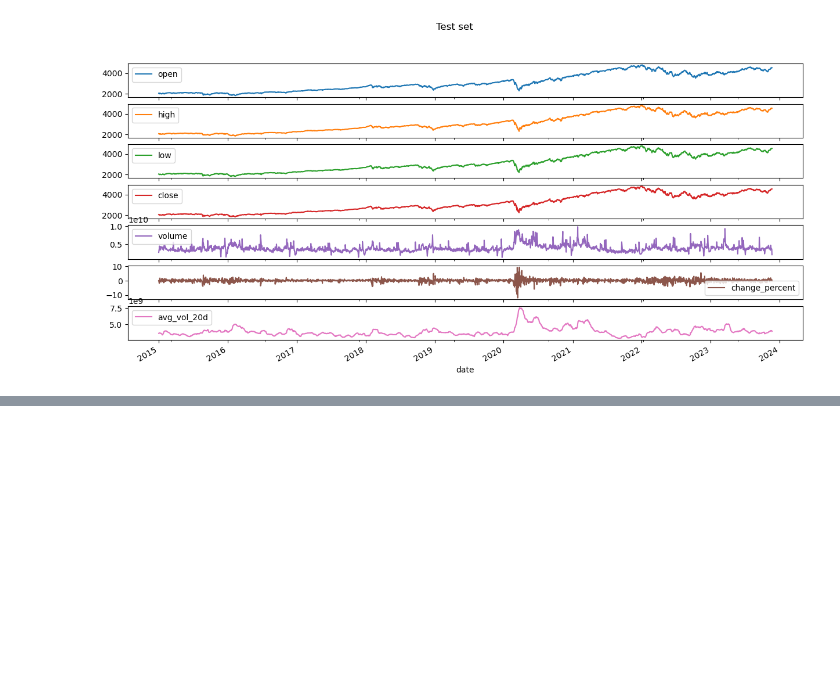
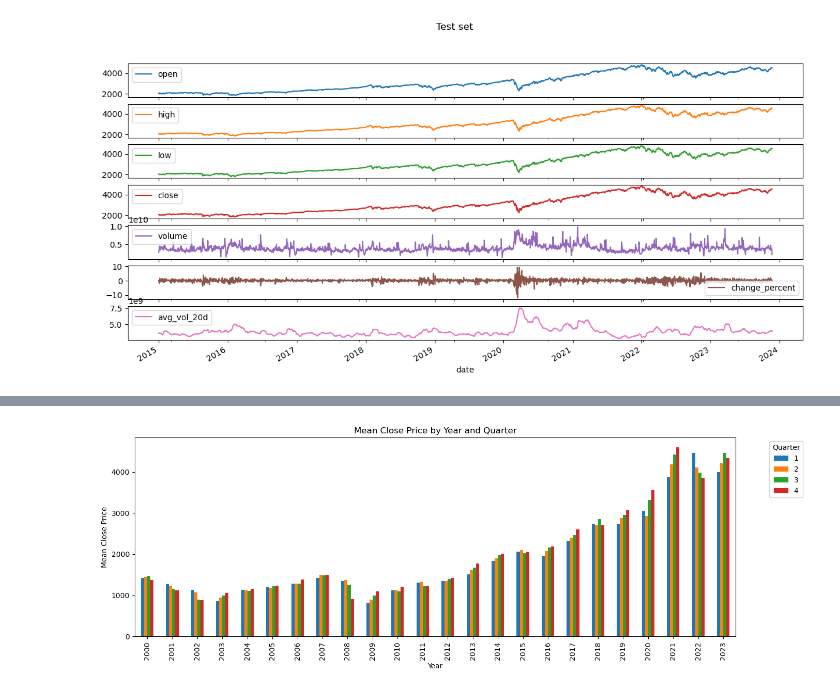
Before and after one commit to karla-mond/stockPred-Mex, a Jupyter notebook: tsf_xgboost.ipynb, the cells around one changed output, grey strips where cells are left out. Cells and saved outputs as stored; diff of their text form; code cells hidden in the pictures; blank space fills up the shorter version.

Commit message:
adFeatures function and groub closing prices by quarter

```diff
--- a/tsf_xgboost.ipynb
+++ b/tsf_xgboost.ipynb
@@ -106,3 +106,12 @@ plt.show()
 # %% [output]
 [figure]
 [figure]
+# %%
+def addFeatures(df):
+    df['quarter'] = df.index.quarter
+    df['month'] = df.index.month_name()
+    df['year'] = df.index.year
+    return df
+# %%
+df = addFeatures(df)
+df
@@ -108,0 +133,11 @@ plt.show()
+# %%
+temp = df.groupby(['year','quarter'])['close'].mean()
+# %%
+temp.unstack(level=[1]).plot(kind='bar', figsize=(15, 5))
+plt.title('Mean Close Price by Year and Quarter')
+plt.xlabel('Year')
+plt.ylabel('Mean Close Price')
+plt.legend(title='Quarter', bbox_to_anchor=(1.05, 1), loc='upper left')
+plt.show()
+# %% [output]
+[figure, added]
```
Also changed, not shown: parts of 1 cell of this notebook.
